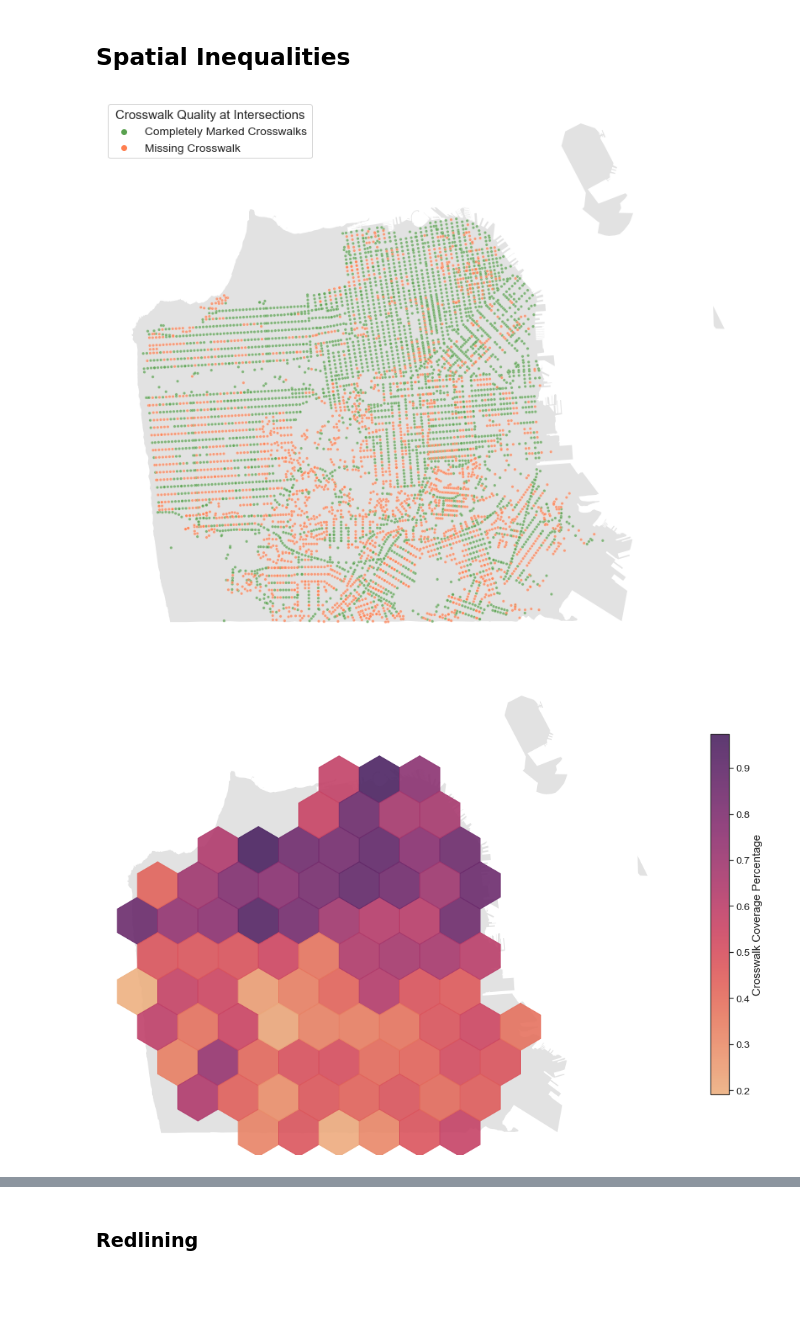
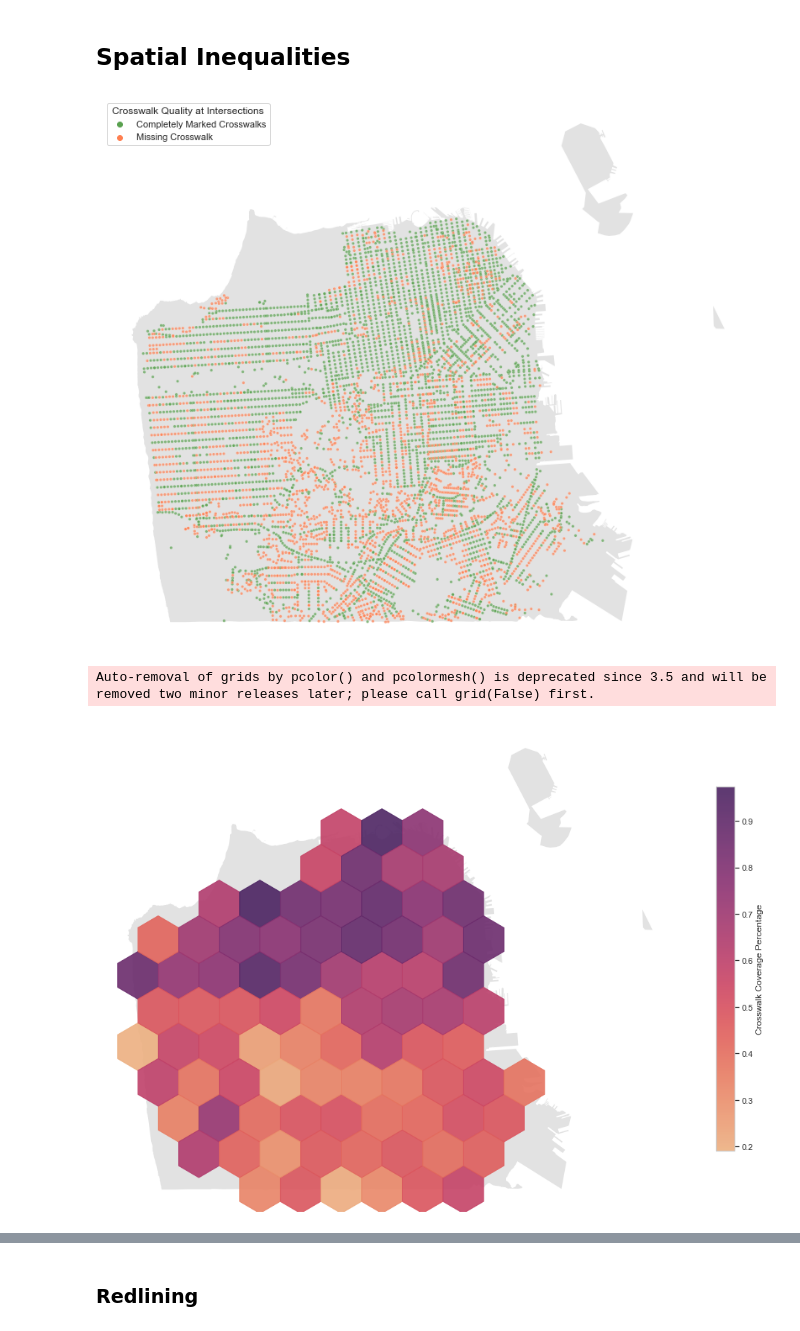
Before and after one commit to hua-mike/cp255-project, a Jupyter notebook: cp255-project-nb.ipynb, the cells around one changed output, grey strips where cells are left out. Cells and saved outputs as stored; diff of their text form; code cells hidden in the pictures; blank space fills up the shorter version.

```diff
--- a/cp255-project-nb.ipynb
+++ b/cp255-project-nb.ipynb
@@ -36,6 +36,11 @@ import statsmodels.api as sm
 # Set Seaborn Aesthetics
 sns.set_context("notebook", font_scale=1.25)
 sns.set_style("white")
+# %%
+# Define some color hex codes
+base_gray = '#e2e2e2'
+tab_blue = '#4e79a7'
+tab_pink = '#ff9da7'
 # %%
 # define project CRS
 projected_crs = 'epsg:26910'
@@ -180,7 +182,7 @@ cw_bydist
 fig, ax = plt.subplots(figsize=(18,12))
 sns.scatterplot(data=cw, x="longitude", y="latitude", hue='cw_q', palette={True:'#59a14f',False:'coral'},
     hue_order = [True,False], s=12, alpha=0.7, zorder=2, ax=ax)
-outline.plot(color='#e2e2e2', edgecolor='none', linewidth=1, ax=ax)
+outline.plot(color=base_gray, edgecolor='none', linewidth=1, ax=ax)
 
 handles, labels = ax.get_legend_handles_labels()
 ax.legend(handles=handles, labels=['Completely Marked Crosswalks', 'Missing Crosswalk'],
@@ -188,23 +190,24 @@ ax.legend(handles=handles, labels=['Completely Marked Crosswalks', 'Missing Cros
 sns.move_legend(ax, "upper left")
 ax.set_axis_off()
 
-plt.savefig("docs/images/crosswalks.png", dpi=save_dpi)
+plt.savefig("docs/images/crosswalks.png", dpi=save_dpi, bbox_inches='tight', transparent=True)
 plt.show()
 # %% [output]
-[figure, old version]
+[figure, new version]
 # %%
 # hex plot of crossing density
 
 fig, ax = plt.subplots(figsize=(18,12))
-g = outline.plot(color='#e2e2e2', edgecolor='none', linewidth=1, ax=ax, aspect='auto')
+g = outline.plot(color=base_gray, edgecolor='none', linewidth=1, ax=ax, aspect='auto')
 hb = ax.hexbin(x=cw.longitude, y=cw.latitude, C=cw.cw_q, reduce_C_function=np.mean,
     gridsize=10, mincnt=10, cmap='flare', alpha=0.9)
 fig.colorbar(hb, shrink=.75, label='Crosswalk Coverage Percentage', ax=ax)
 ax.set_axis_off()
-plt.savefig("docs/images/cw-hexbin.png", dpi=save_dpi)
+plt.savefig("docs/images/cw-hexbin.png", dpi=save_dpi, bbox_inches='tight', transparent=True)
 plt.show()
 # %% [output]
+Auto-removal of grids by pcolor() and pcolormesh() is deprecated since 3.5 and will be removed two minor releases later; please call grid(False) first.
-[figure, old version]
+[figure, new version]
 # %%
 # px.set_mapbox_access_token(open("mapbox_api_key.json").read())
 
```
Also changed, not shown: parts of 9 cells of this notebook.
